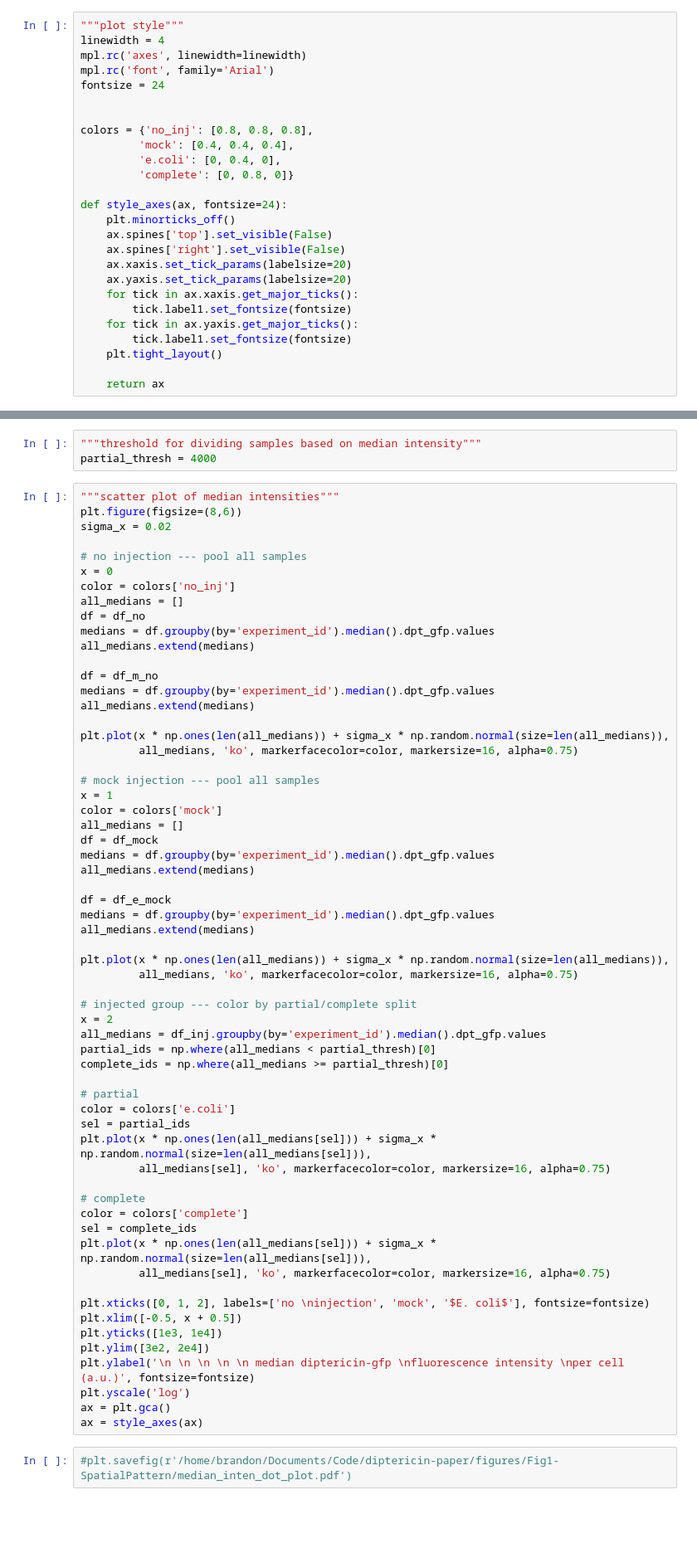
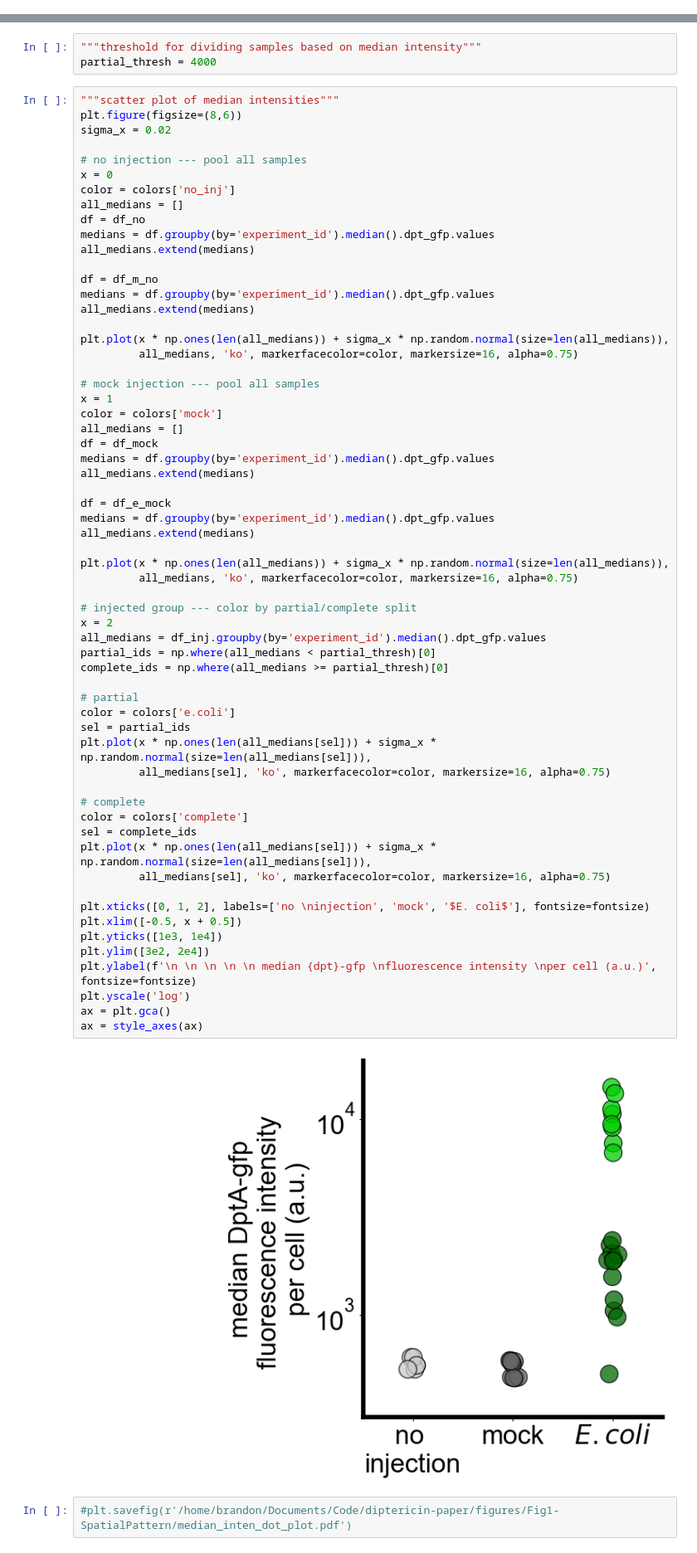
Before and after one commit to bschloma/diptericin-paper, a Jupyter notebook: Fig1-SpatialPattern.ipynb, the cells around one changed output, grey strips where cells are left out. Shown: that part at 83% size. Saved outputs shown, nothing was run; the diff lists cells and outputs as text; blank space fills up the shorter version.

```diff
--- a/Fig1-SpatialPattern.ipynb
+++ b/Fig1-SpatialPattern.ipynb
@@ -16,26 +20,0 @@ from pathlib import Path
-# %%
-"""plot style"""
-linewidth = 4
-mpl.rc('axes', linewidth=linewidth)
-mpl.rc('font', family='Arial')
-fontsize = 24
-
-
-colors = {'no_inj': [0.8, 0.8, 0.8],
-         'mock': [0.4, 0.4, 0.4],
-         'e.coli': [0, 0.4, 0],
-         'complete': [0, 0.8, 0]}
-
-def style_axes(ax, fontsize=24):
-    plt.minorticks_off()
-    ax.spines['top'].set_visible(False)
-    ax.spines['right'].set_visible(False)
-    ax.xaxis.set_tick_params(labelsize=20)
-    ax.yaxis.set_tick_params(labelsize=20)
-    for tick in ax.xaxis.get_major_ticks():
-        tick.label1.set_fontsize(fontsize)
-    for tick in ax.yaxis.get_major_ticks():
-        tick.label1.set_fontsize(fontsize)
-    plt.tight_layout()
-
-    return ax
@@ -157,34 +130,36 @@ medians = df.groupby(by='experiment_id').median().dpt_gfp.values
 all_medians.extend(medians)
 
 plt.plot(x * np.ones(len(all_medians)) + sigma_x * np.random.normal(size=len(all_medians)),
          all_medians, 'ko', markerfacecolor=color, markersize=16, alpha=0.75)
 
 # injected group --- color by partial/complete split
 x = 2
 all_medians = df_inj.groupby(by='experiment_id').median().dpt_gfp.values
 partial_ids = np.where(all_medians < partial_thresh)[0]
 complete_ids = np.where(all_medians >= partial_thresh)[0]
 
 # partial
 color = colors['e.coli']
 sel = partial_ids
 plt.plot(x * np.ones(len(all_medians[sel])) + sigma_x * np.random.normal(size=len(all_medians[sel])),
          all_medians[sel], 'ko', markerfacecolor=color, markersize=16, alpha=0.75)
 
 # complete
 color = colors['complete']
 sel = complete_ids
 plt.plot(x * np.ones(len(all_medians[sel])) + sigma_x * np.random.normal(size=len(all_medians[sel])),
          all_medians[sel], 'ko', markerfacecolor=color, markersize=16, alpha=0.75)
 
 plt.xticks([0, 1, 2], labels=['no \ninjection', 'mock', '$E. coli$'], fontsize=fontsize)
 plt.xlim([-0.5, x + 0.5])
 plt.yticks([1e3, 1e4])
 plt.ylim([3e2, 2e4])
-plt.ylabel('\n \n \n \n \n median diptericin-gfp \nfluorescence intensity \nper cell (a.u.)', fontsize=fontsize)
+plt.ylabel(f'\n \n \n \n \n median {dpt}-gfp \nfluorescence intensity \nper cell (a.u.)', fontsize=fontsize)
 plt.yscale('log')
 ax = plt.gca()
 ax = style_axes(ax)
+# %% [output]
+[figure, added]
 # %%
 #plt.savefig(r'/home/brandon/Documents/Code/diptericin-paper/figures/Fig1-SpatialPattern/median_inten_dot_plot.pdf')
 # %%
```
Also changed, not shown: parts of 30 cells of this notebook, 15 other files.
